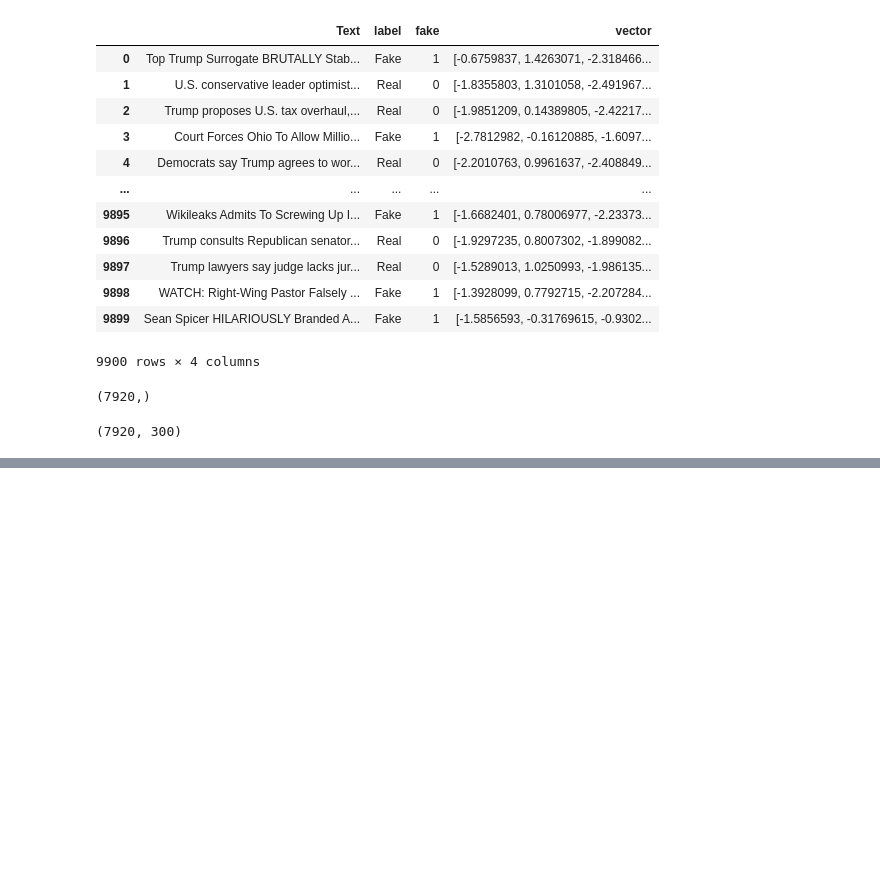
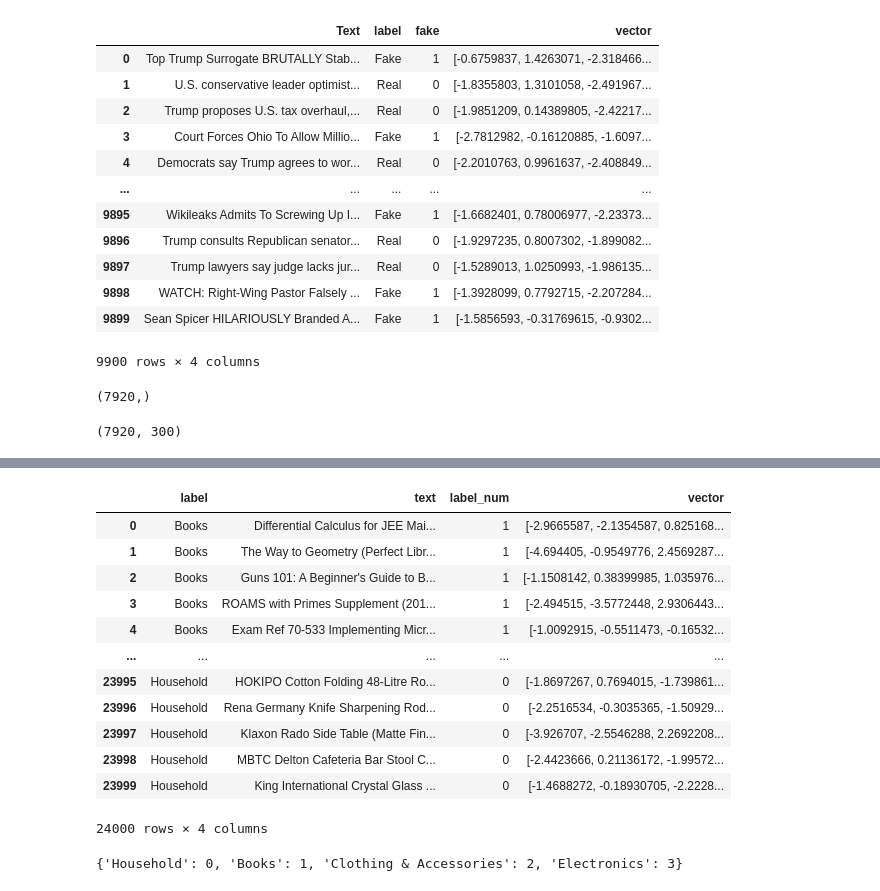
Before and after one commit to Kisara-k/Codebasics-NLP, a Jupyter notebook: 13-word-embeddings-vectors.ipynb, the cells around one changed output, grey strips where cells are left out. Drawn from its saved outputs; the diff is of its cells as text; code cells hidden in the pictures; blank space fills up the shorter version.

Commit message:
Kaggle Notebook | Codebasics NLP 13 Word Embeddings Vectors | Version 2

```diff
--- a/13-word-embeddings-vectors.ipynb
+++ b/13-word-embeddings-vectors.ipynb
@@ -258,0 +376,5 @@ X_train.shape
+# %%
+label_map = {label:i for i, label in enumerate(df['label'].unique())}
+df['label_num'] = df['label'].map(label_map)
+# %%
+df = df.groupby('label').sample(n=6000, random_state=1).reset_index(drop=True)
@@ -258,0 +397,3 @@ X_train.shape
+# %%
+import spacy
+nlp = spacy.load('en_core_web_lg')
@@ -258,0 +406,18 @@ X_train.shape
+# %%
+df['vector'] = df['text'].progress_apply(lambda x: nlp(x).vector)
+# %%
+df
+# %% [output]
+|  | label | text | label_num | vector |
+| 0 | Books | Differential Calculus for JEE Mai... | 1 | [-2.9665587, -2.1354587, 0.825168... |
+| 1 | Books | The Way to Geometry (Perfect Libr... | 1 | [-4.694405, -0.9549776, 2.4569287... |
+| 2 | Books | Guns 101: A Beginner's Guide to B... | 1 | [-1.1508142, 0.38399985, 1.035976... |
+| 3 | Books | ROAMS with Primes Supplement (201... | 1 | [-2.494515, -3.5772448, 2.9306443... |
+| 4 | Books | Exam Ref 70-533 Implementing Micr... | 1 | [-1.0092915, -0.5511473, -0.16532... |
+| ... | ... | ... | ... | ... |
+| 23995 | Household | HOKIPO Cotton Folding 48-Litre Ro... | 0 | [-1.8697267, 0.7694015, -1.739861... |
+| 23996 | Household | Rena Germany Knife Sharpening Rod... | 0 | [-2.2516534, -0.3035365, -1.50929... |
+| 23997 | Household | Klaxon Rado Side Table (Matte Fin... | 0 | [-3.926707, -2.5546288, 2.2692208... |
+| 23998 | Household | MBTC Delton Cafeteria Bar Stool C... | 0 | [-2.4423666, 0.21136172, -1.99572... |
+| 23999 | Household | King International Crystal Glass ... | 0 | [-1.4688272, -0.18930705, -2.2228... |
+24000 rows × 4 columns
@@ -258,0 +426,4 @@ X_train.shape
+# %%
+label_map
+# %% [output]
+{'Household': 0, 'Books': 1, 'Clothing & Accessories': 2, 'Electronics': 3}
```
Also changed, not shown: parts of 18 cells of this notebook.
